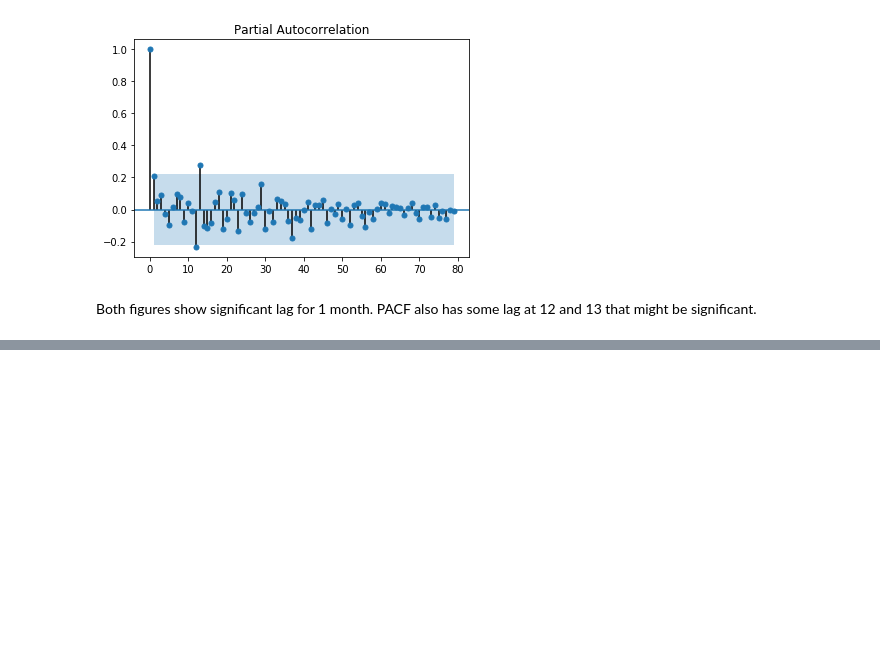
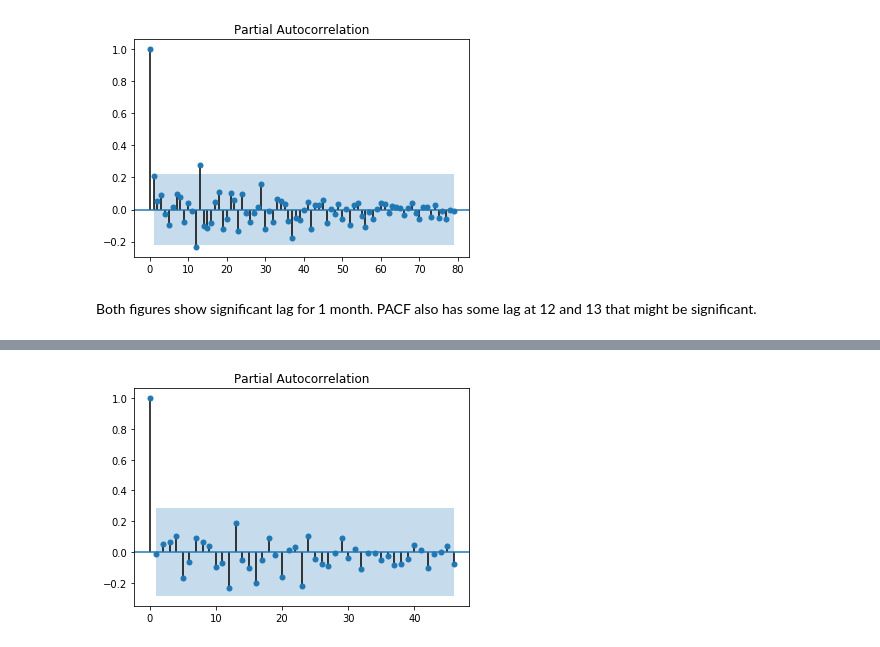
Before and after one commit to JayThibs/time-series-forecasting, a Jupyter notebook: Monthly Champagne Sales/Monthly-Champagne-Sales.ipynb, the cells around one changed output, grey strips where cells are left out. Cells and saved outputs as stored; diff of their text form; code cells hidden in the pictures; blank space fills up the shorter version.

```diff
--- a/Monthly Champagne Sales/Monthly-Champagne-Sales.ipynb
+++ b/Monthly Champagne Sales/Monthly-Champagne-Sales.ipynb
@@ -229,0 +357,5 @@ RMSE: 939.464
+# %%
+plot_pacf(residuals, ax=plt.gca())
+plt.show()
+# %% [output]
+[figure, added]
```
Also changed, not shown: parts of 9 cells of this notebook.
